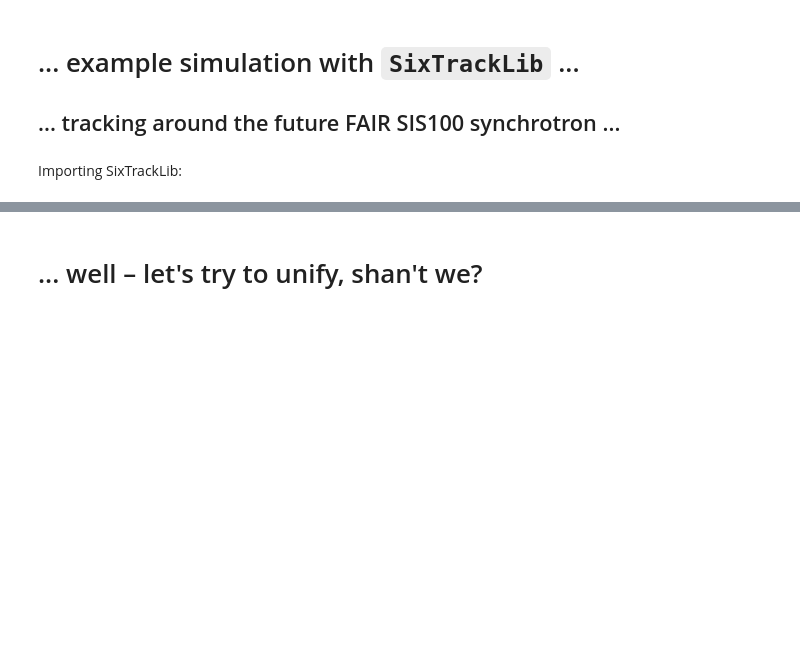
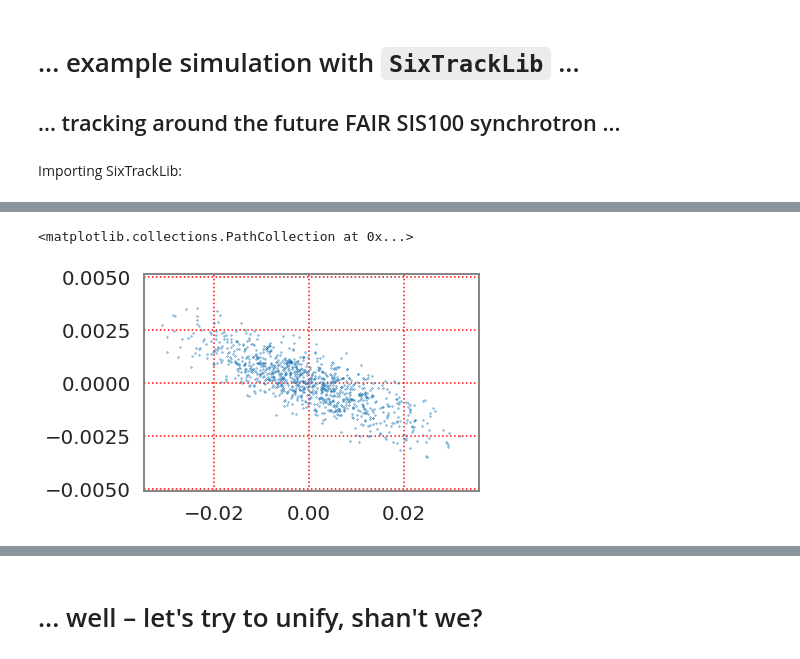
Before and after one commit to aoeftiger/pyhep2020, a Jupyter notebook: talk.ipynb, the cells around one changed output, grey strips where cells are left out. Drawn from its saved outputs; the diff is of its cells as text; code cells hidden in the pictures; blank space fills up the shorter version.

```diff
--- a/talk.ipynb
+++ b/talk.ipynb
@@ -297,0 +707,7 @@ SixTrackLib commit f42c420da20602c9c4c08172338ed3019bb20d25
+# %%
+plt.scatter(x[-n_macroparticles:],
+            px[-n_macroparticles:],
+            marker='.', s=1)
+# %% [output]
+<matplotlib.collections.PathCollection at 0x...>
+[figure, added]
```
Also changed, not shown: parts of 48 cells of this notebook, 2 other files.
